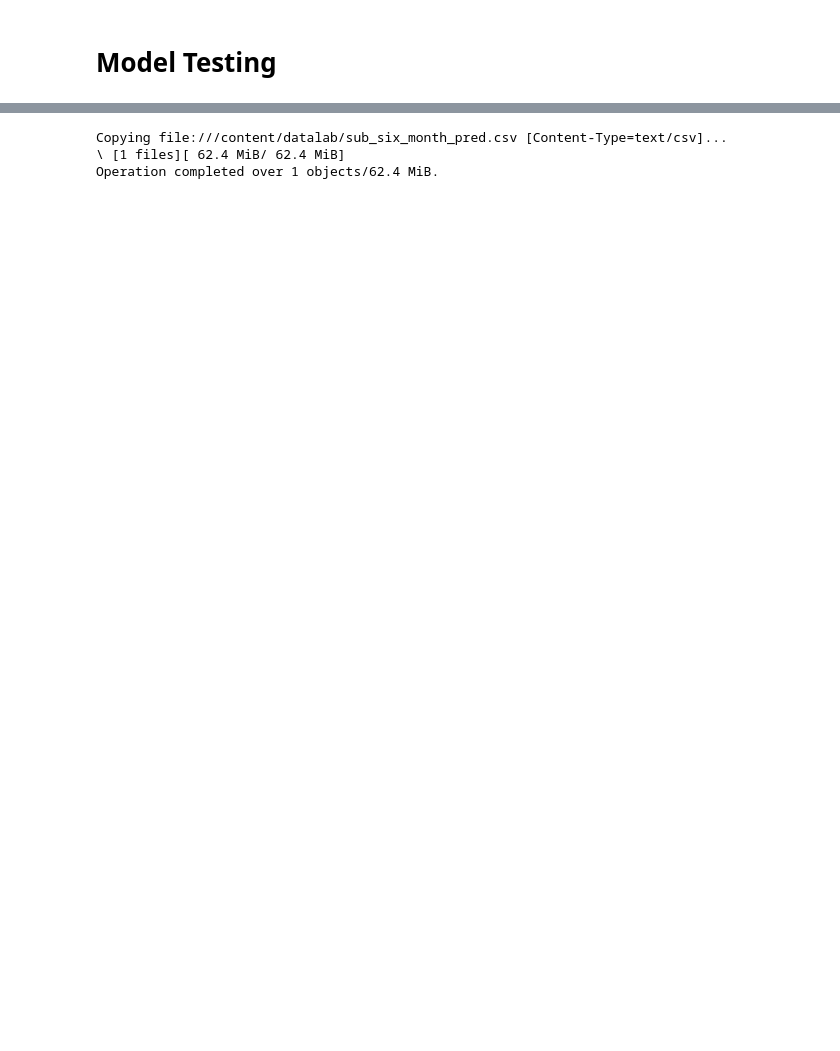
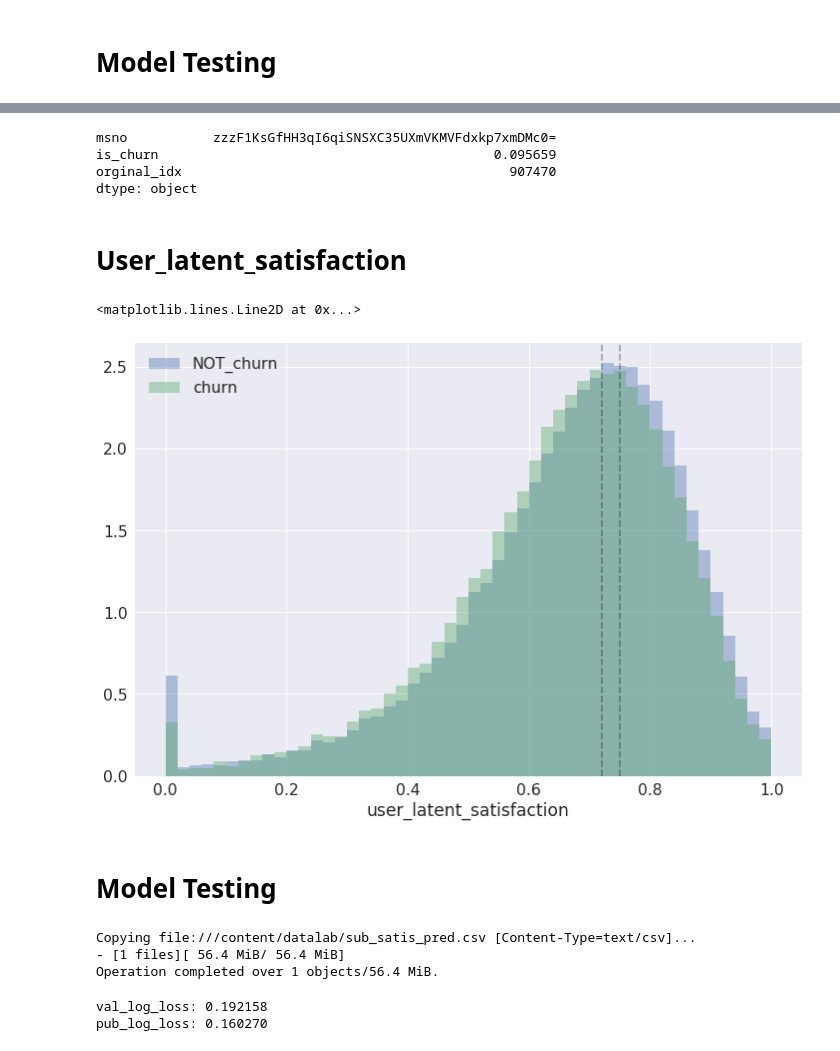
Before and after one commit to YLTsai0609/Kaggle-kkbox-churn-prediction-top5-percentage, a Jupyter notebook: day_listen_satisfaction.ipynb, the cells around one changed output, grey strips where cells are left out. Saved outputs shown, nothing was run; the diff lists cells and outputs as text; code cells hidden in the pictures; blank space fills up the shorter version.

```diff
--- a/Analysis.ipynb
+++ b/day_listen_satisfaction.ipynb
@@ -606,0 +609,21 @@ six_month_pred_plotting.plot(kind='line',x='orginal_idx',y='is_churn')
+# %%
+orginal_day_listen_pred.max()
+# %% [output]
+msno           zzzF1KsGfHH3qI6qiSNSXC35UXmVKMVFdxkp7xmDMc0=
+is_churn                                           0.095659
+orginal_idx                                          907470
+dtype: object
+# %% [markdown]
+# User_latent_satisfaction
+# %%
+fig,ax = plt.subplots( figsize=(12,8))
+sns.distplot(df_data.loc[(df_data.is_churn == 0) & (df_data.day_listen >= 0), 'user_latent_satisfaction'],kde=False,label='NOT_churn',ax=ax,norm_hist=True)
+sns.distplot(df_data.loc[(df_data.is_churn == 1)& (df_data.day_listen >= 0), 'user_latent_satisfaction'],kde=False,label='churn',ax=ax,norm_hist=True)
+ax.legend()
+ax.axvline(0.75,linestyle='dashed',c='black',alpha=.3)
+ax.axvline(0.72,linestyle='dashed',c='black',alpha=.3)
+# %% [output]
+<matplotlib.lines.Line2D at 0x...>
+[figure, added]
+# %% [markdown]
+# Model Testing
@@ -607,11 +635,16 @@ six_month_pred_plotting.plot(kind='line',x='orginal_idx',y='is_churn')
 # %%
-six_month_pred.to_csv("/content/datalab/sub_six_month_pred.csv", index=False)
+# saving result and committing
 
-!gsutil cp '/content/datalab/sub_six_month_pred.csv' 'gs://kk_data/submission/sub_six_month_pred.csv';
+satis_pred.to_csv("/content/datalab/sub_satis_pred.csv", index=False)
 
-
-# !kaggle competitions submit -c kkbox-churn-prediction-challenge -f c:/Users/瑜隆/Desktop/Learning/KKCHURN/submission/sub_six_month_pred.csv -m "sub_six_month_pred"
+!gsutil cp '/content/datalab/sub_satis_pred.csv' 'gs://kk_data/submission/sub_satis_pred.csv';
 # %% [output]
-Copying file:///content/datalab/sub_six_month_pred.csv [Content-Type=text/csv]...
-\ [1 files][ 62.4 MiB/ 62.4 MiB]
-Operation completed over 1 objects/62.4 MiB.
+Copying file:///content/datalab/sub_satis_pred.csv [Content-Type=text/csv]...
+- [1 files][ 56.4 MiB/ 56.4 MiB]
+Operation completed over 1 objects/56.4 MiB.
+# %%
+print('val_log_loss:', np.around(satis_val_score,decimals=6))
+print('pub_log_loss:', '0.160270')
+# %% [output]
+val_log_loss: 0.192158
+pub_log_loss: 0.160270
```
Also changed, not shown: parts of 24 cells of this notebook.
